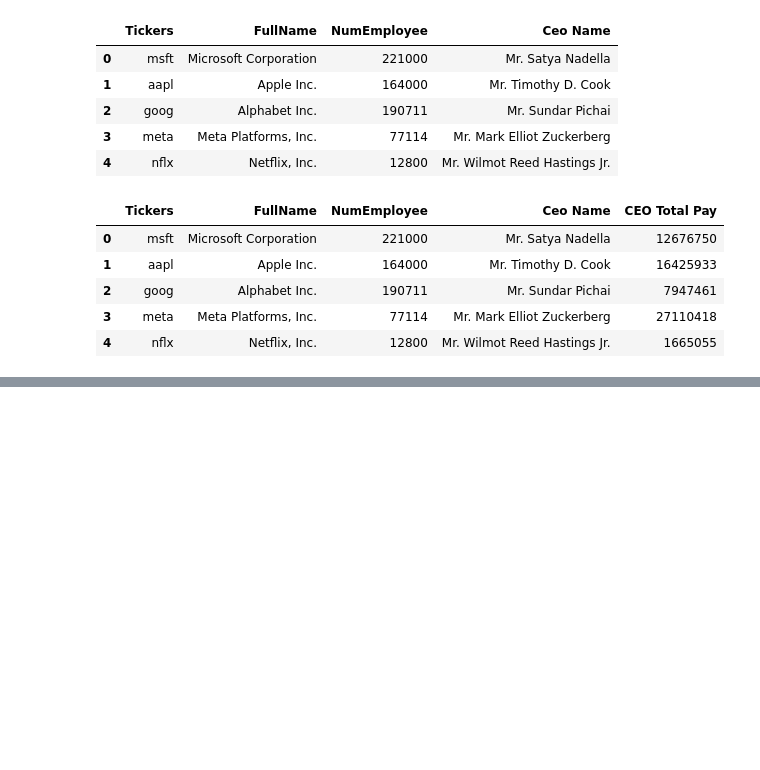
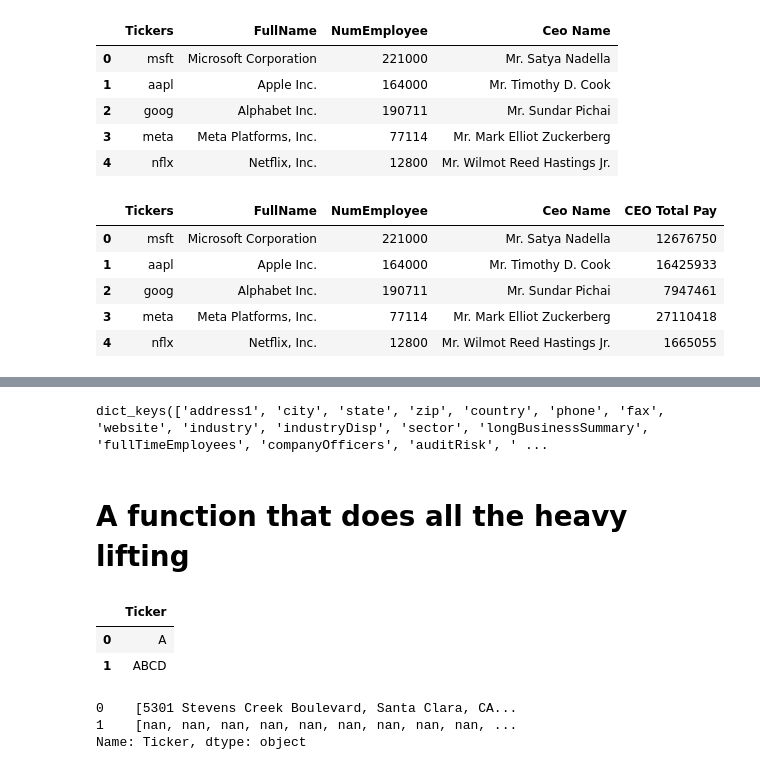
Before and after one commit to Infinity1008/Finance, a Jupyter notebook: Learning_algo_trading/fvr7/Yahoo Finance 101.ipynb, the cells around one changed output, grey strips where cells are left out. Saved outputs shown, nothing was run; the diff lists cells and outputs as text; code cells hidden in the pictures; blank space fills up the shorter version.

```diff
--- a/Learning_algo_trading/fvr7/Yahoo Finance 101.ipynb
+++ b/Learning_algo_trading/fvr7/Yahoo Finance 101.ipynb
@@ -1428,0 +1469,6 @@ df
+# %%
+msftinfo.keys()
+# %% [output]
+dict_keys(['address1', 'city', 'state', 'zip', 'country', 'phone', 'fax', 'website', 'industry', 'industryDisp', 'sector', 'longBusinessSummary', 'fullTimeEmployees', 'companyOfficers', 'auditRisk', ' ...
+# %% [markdown]
+# A function that does all the heavy lifting
@@ -1428,0 +1518,14 @@ df
+# %%
+df_temp = pd.DataFrame({'Ticker':['A','ABCD']})
+# %%
+df_temp
+# %% [output]
+|  | Ticker |
+| 0 | A |
+| 1 | ABCD |
+# %%
+df_temp['Ticker'].apply(get_company_info)
+# %% [output]
+0    [5301 Stevens Creek Boulevard, Santa Clara, CA...
+1    [nan, nan, nan, nan, nan, nan, nan, nan, nan, ...
+Name: Ticker, dtype: object
```
Also changed, not shown: parts of 14 cells of this notebook, 2 other files.
